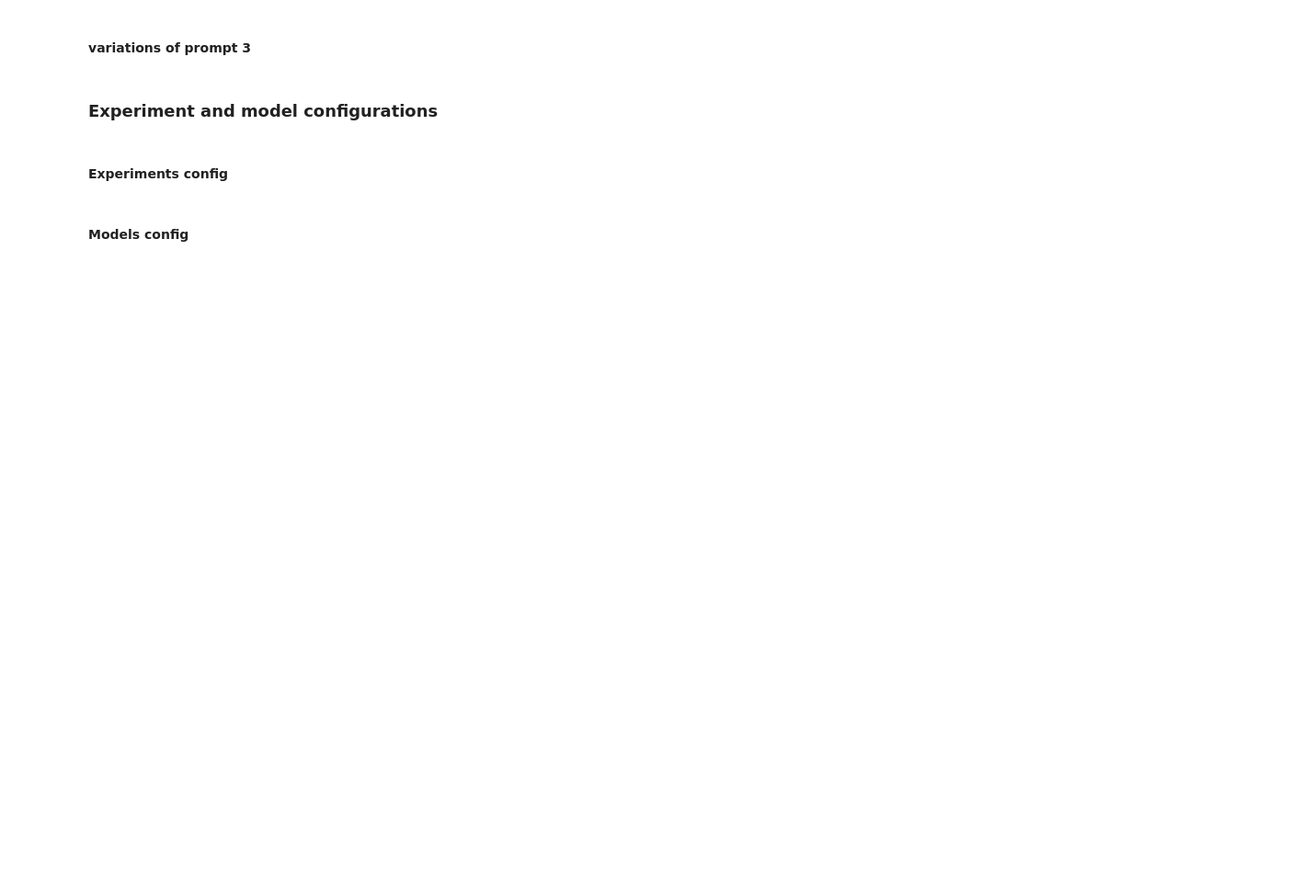
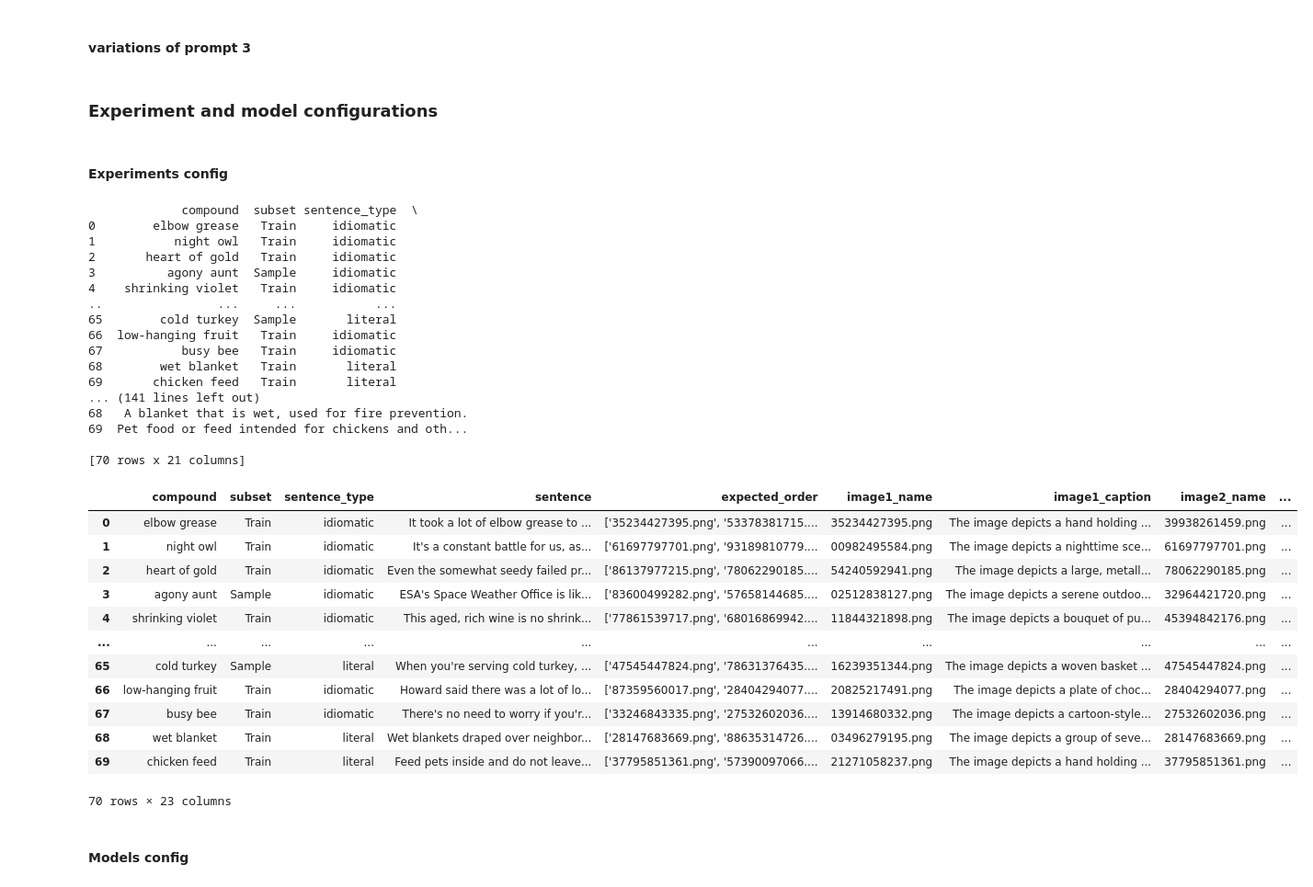
Before and after one commit to ZhangShuui/SemEval-2025-admire-Task1, a Jupyter notebook: admire_experiments_v2.ipynb, the cells around one changed output. Shown at 92% size. Saved outputs shown, nothing was run; the diff lists cells and outputs as text; code cells hidden in the pictures; blank space fills up the shorter version.

```diff
--- a/admire_experiments_v2.ipynb
+++ b/admire_experiments_v2.ipynb
@@ -791,9 +791,38 @@ df['gpt_prompt_3_with_sentence_for_literal'] = df.apply(
 import pandas as pd
 import os
 
-df = pd.read_csv('prompt_responses.csv')
+
+# define locations
+taska_folder = "train"
+taska_tsv_filename = "subtask_a_train.tsv"
+
+# load data
+df = pd.read_csv(f"{taska_folder}/{taska_tsv_filename}", delimiter="\t")
+
+# fix incorrect row in dataset
+df.loc[df['compound'] == "pain in the neck", 'sentence_type'] = 'literal'
+from ast import literal_eval
+
+# Preprocess dataframe (image paths, etc.)
+image_name_cols = ['image1_name', 'image2_name', 'image3_name', 'image4_name', 'image5_name']
+df['image_paths'] = df.apply(lambda row: [os.path.join(taska_folder, row['compound'].replace("'", "_"), row[image_name]) for image_name in image_name_cols], axis=1)
+df['image_idx_map'] = df.apply(lambda row: {row[name]: i for i, name in enumerate(image_name_cols)}, axis=1)
+df['expected_order_indices'] = df.apply(lambda row: [row['image_idx_map'][name] for name in literal_eval(row['expected_order'])], axis=1)
+
+new_df = pd.read_csv('prompt_responses.csv')
+
+# 合并两个DataFrame的公共列"ID"，保留交集
+df = pd.merge(df, new_df, on=["compound", "sentence", "sentence_type"], how="inner")
+print(df)
 # gpt4_df
-
+df['gpt_prompt_3_with_nc_for_literal'] = df.apply(
+    lambda row: row['gpt_prompt_3_resp'] if row['sentence_type'] == 'literal' else row['compound'],
+    axis=1
+)
+df['gpt_prompt_3_with_sentence_for_literal'] = df.apply(
+    lambda row: row['gpt_prompt_3_resp'] if row['sentence_type'] == 'literal' else row['compound'],
+    axis=1
+)
 
 experiments = [
     {
@@ -802,33 +831,65 @@ experiments = [
     },
     {
         "name": "NC-Only",
         "text_inputs": df['compound']
     },
     {
         "name": "GPT Prompt 1",
         "text_inputs": df['gpt_prompt_1_resp']
     },
     {
         "name": "GPT Prompt 2",
         "text_inputs": df['gpt_prompt_2_resp']
     },
     {
         "name": "GPT Prompt 3",
         "text_inputs": df['gpt_prompt_3_resp']
     },
     {
         "name": "GPT Prompt 3 with nc for literal",
         "text_inputs": df['gpt_prompt_3_with_nc_for_literal']
     },
     {
         "name": "GPT Prompt 3 with sentence for literal",
         "text_inputs": df['gpt_prompt_3_with_sentence_for_literal']
     },
     # {
     #     "name": "GPT Prompt 4 with sentence if predicted literal",
     #     "text_inputs": df['text_input_exp_4']
     # }
 ]
+df
+# %% [output]
+             compound  subset sentence_type  \
+0        elbow grease   Train     idiomatic
+1           night owl   Train     idiomatic
+2       heart of gold   Train     idiomatic
+3          agony aunt  Sample     idiomatic
+4    shrinking violet   Train     idiomatic
+..                ...     ...           ...
+65        cold turkey  Sample       literal
+66  low-hanging fruit   Train     idiomatic
+67           busy bee   Train     idiomatic
+68        wet blanket   Train       literal
+69       chicken feed   Train       literal
+... (141 lines left out)
+68   A blanket that is wet, used for fire prevention.
+69  Pet food or feed intended for chickens and oth...
+
+[70 rows x 21 columns]
+|  | compound | subset | sentence_type | sentence | expected_order | image1_name | image1_caption | image2_name | ... |
+| 0 | elbow grease | Train | idiomatic | It took a lot of elbow grease to ... | ['35234427395.png', '53378381715.... | 35234427395.png | The image depicts a hand holding ... | 39938261459.png | ... |
+| 1 | night owl | Train | idiomatic | It's a constant battle for us, as... | ['61697797701.png', '93189810779.... | 00982495584.png | The image depicts a nighttime sce... | 61697797701.png | ... |
+| 2 | heart of gold | Train | idiomatic | Even the somewhat seedy failed pr... | ['86137977215.png', '78062290185.... | 54240592941.png | The image depicts a large, metall... | 78062290185.png | ... |
+| 3 | agony aunt | Sample | idiomatic | ESA's Space Weather Office is lik... | ['83600499282.png', '57658144685.... | 02512838127.png | The image depicts a serene outdoo... | 32964421720.png | ... |
+| 4 | shrinking violet | Train | idiomatic | This aged, rich wine is no shrink... | ['77861539717.png', '68016869942.... | 11844321898.png | The image depicts a bouquet of pu... | 45394842176.png | ... |
+| ... | ... | ... | ... | ... | ... | ... | ... | ... | ... |
+| 65 | cold turkey | Sample | literal | When you're serving cold turkey, ... | ['47545447824.png', '78631376435.... | 16239351344.png | The image depicts a woven basket ... | 47545447824.png | ... |
+| 66 | low-hanging fruit | Train | idiomatic | Howard said there was a lot of lo... | ['87359560017.png', '28404294077.... | 20825217491.png | The image depicts a plate of choc... | 28404294077.png | ... |
+| 67 | busy bee | Train | idiomatic | There's no need to worry if you'r... | ['33246843335.png', '27532602036.... | 13914680332.png | The image depicts a cartoon-style... | 27532602036.png | ... |
+| 68 | wet blanket | Train | literal | Wet blankets draped over neighbor... | ['28147683669.png', '88635314726.... | 03496279195.png | The image depicts a group of seve... | 28147683669.png | ... |
+| 69 | chicken feed | Train | literal | Feed pets inside and do not leave... | ['37795851361.png', '57390097066.... | 21271058237.png | The image depicts a hand holding ... | 37795851361.png | ... |
+70 rows × 23 columns
 # %% [markdown]
 #### Models config
 # %%
```
Also changed, not shown: parts of 4 cells of this notebook.
